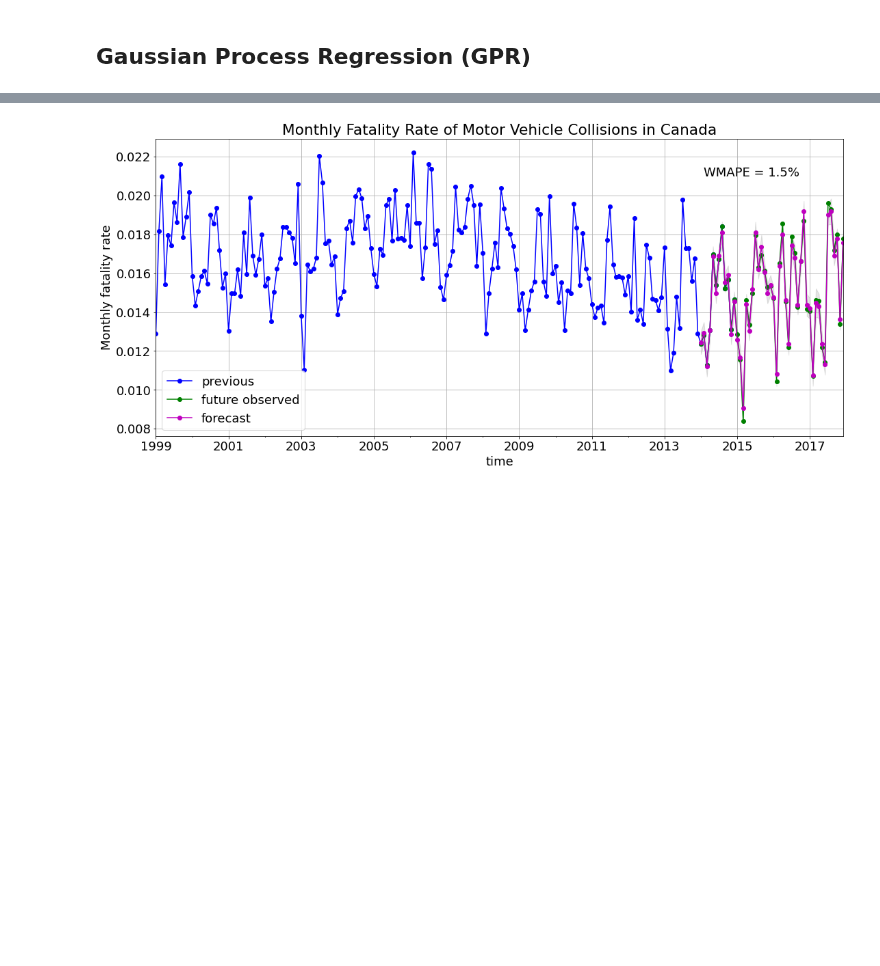
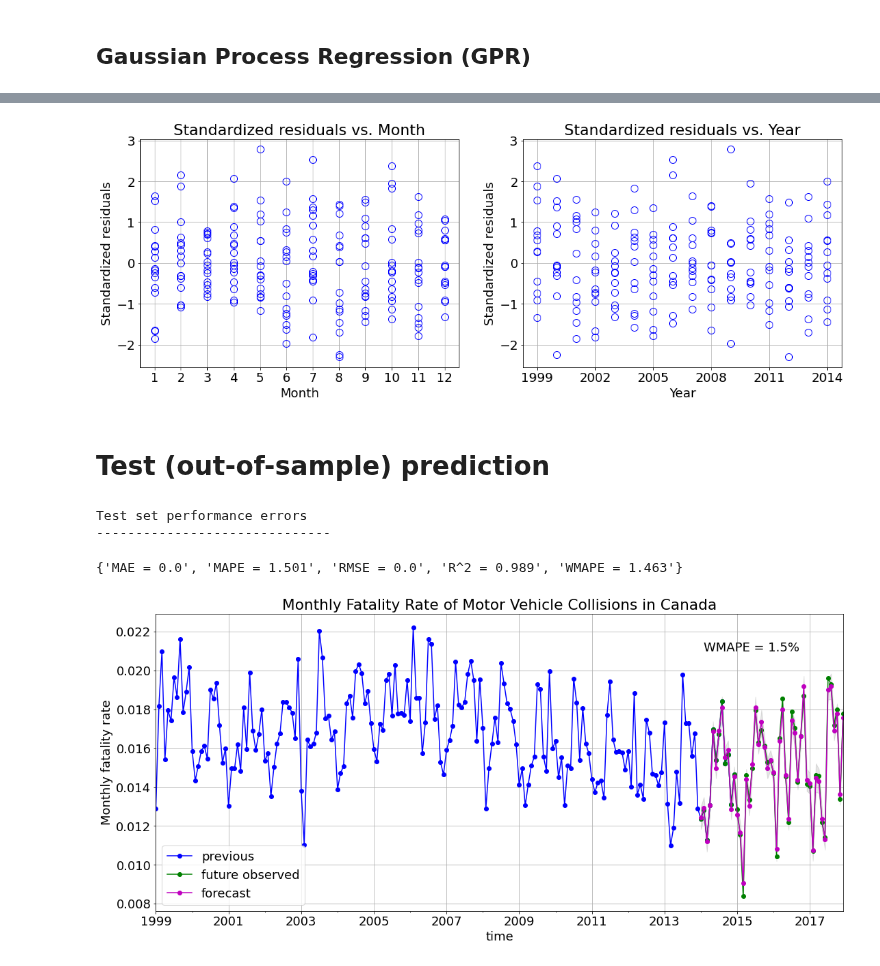
Before and after one commit to Owerre/Time-Series-Forecasting, a Jupyter notebook: fatality-forecast/notebooks/05-gpr.ipynb, the cells around one changed output, grey strips where cells are left out. Drawn from its saved outputs; the diff is of its cells as text; code cells hidden in the pictures; blank space fills up the shorter version.

```diff
--- a/fatality-forecast/notebooks/05-gpr.ipynb
+++ b/fatality-forecast/notebooks/05-gpr.ipynb
@@ -96,3 +132,37 @@ fxn.error_metrics(y_test, yhat)
+# %%
+plt.figure(figsize = (18,6))
+plt.subplot(121)
+plt.plot(tstandard.index.month, tstandard, color = 'b', marker = 'o', markerfacecolor = 'none',
+         linestyle = '', markersize=10)
+plt.grid(True)
+plt.xlabel('Month')
+plt.ylabel('Standardized residuals')
+plt.xticks(np.arange(1,13,1))
+plt.title('Standardized residuals vs. Month')
+
+plt.subplot(122)
+plt.plot(tstandard.index.year, tstandard, color = 'b', marker = 'o', markerfacecolor = 'none',
+         linestyle = '', markersize=10)
+plt.grid(True)
+plt.xlabel('Year')
+plt.ylabel('Standardized residuals')
+plt.xticks(np.arange(1999,2015,3))
+plt.title('Standardized residuals vs. Year')
+plt.show()
+# %% [output]
+[figure, added]
+# %% [markdown]
+# Test (out-of-sample) prediction
+# %%
+# make prediction
+yhat, std = gpr.predict(X_test_scaled, return_std=True)
+print("Test set performance errors")
+print(30*"-")
+fxn.error_metrics(y_test, yhat)
+# %% [output]
+Test set performance errors
+------------------------------
+{'MAE = 0.0', 'MAPE = 1.501', 'RMSE = 0.0', 'R^2 = 0.989', 'WMAPE = 1.463'}
 # %%
 yhat[yhat<0] = 0
 
```
Also changed, not shown: parts of 8 cells of this notebook, 3 other files.
